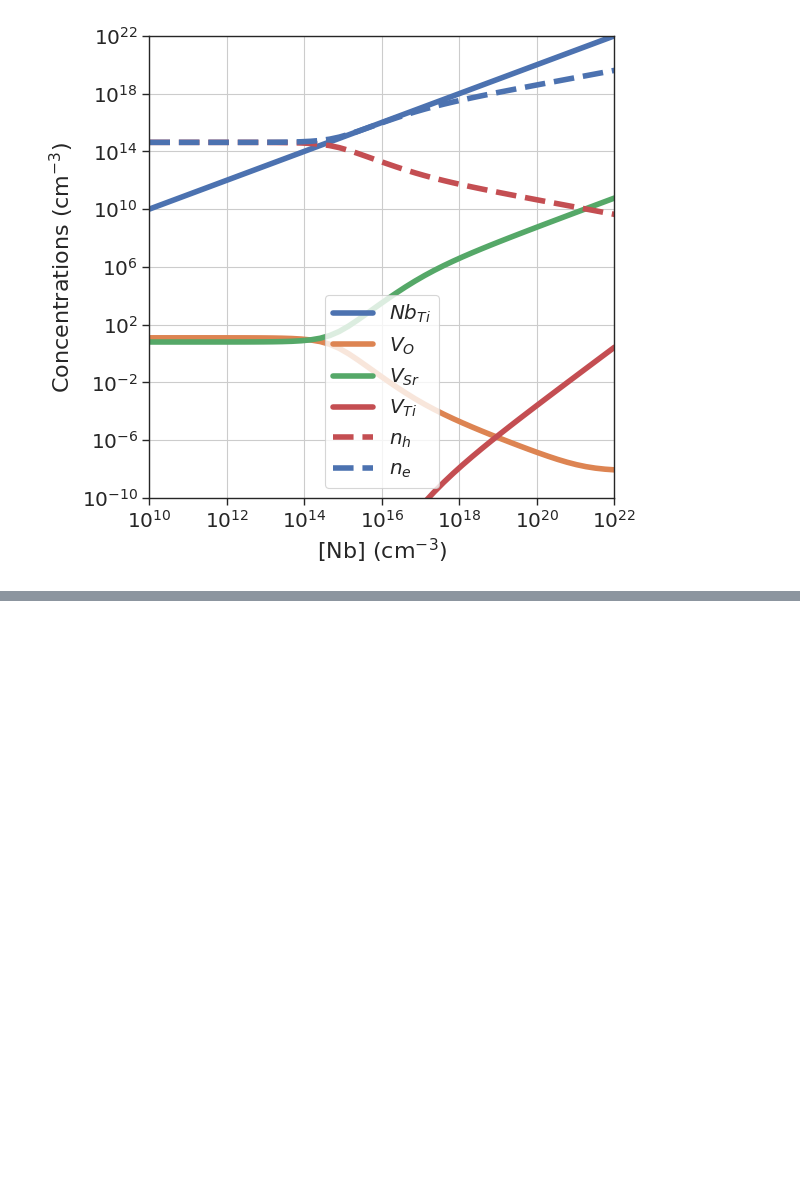
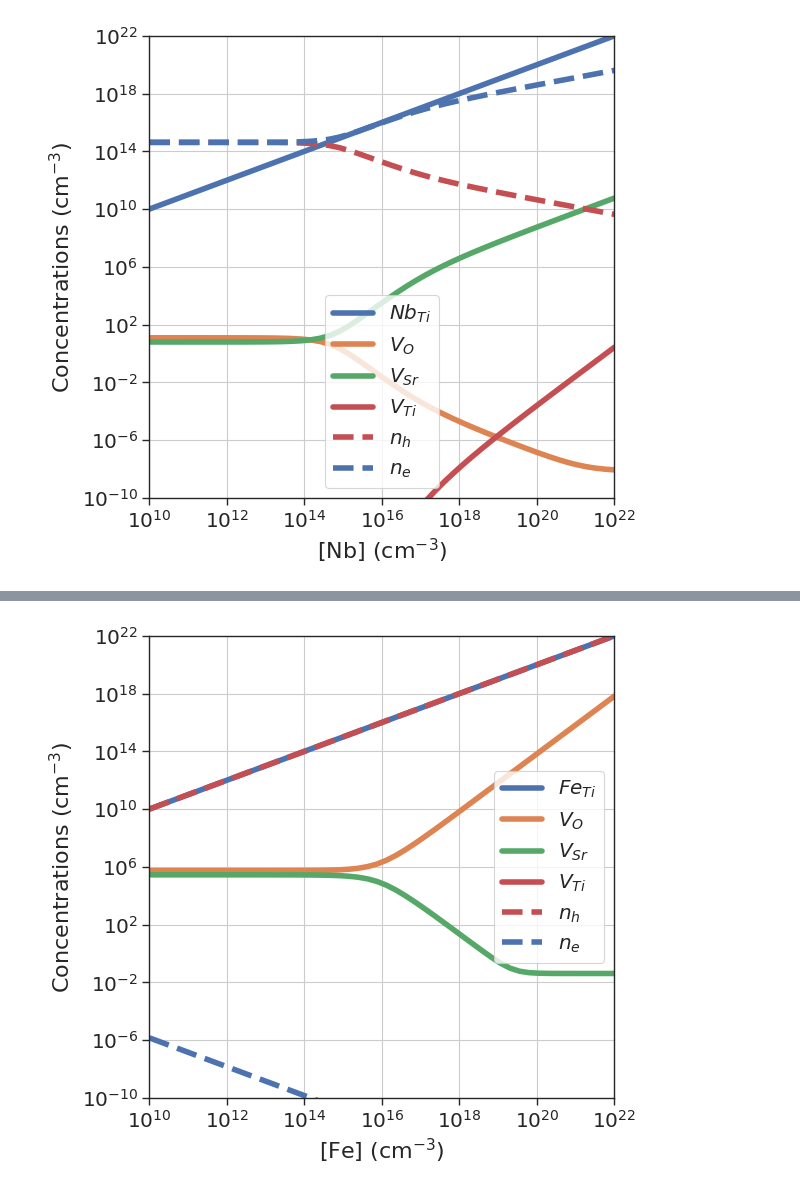
Before and after one commit to lorenzo-villa-hub/defermi, a Jupyter notebook: tutorials/plotter.ipynb, the cells around one changed output, grey strips where cells are left out. Cells and saved outputs as stored; diff of their text form; code cells hidden in the pictures; blank space fills up the shorter version.

```diff
--- a/tutorials/plotter.ipynb
+++ b/tutorials/plotter.ipynb
@@ -140,0 +142,14 @@ plt.grid()
+# %%
+da_Fe.plot_doping_diagram(
+                    variable_defect_specie='Fe',
+                    concentration_range=(1e10,1e22),
+                    chemical_potentials=chempots,
+                    bulk_dos=bulk_dos,
+                    temperature=1300,
+                    quench_temperature=300,
+                    figsize=(6,6),
+                    fontsize=16,
+                    ylim=(1e-10,1e22)
+                    );
+# %% [output]
+[figure, added]
```
Also changed, not shown: parts of 5 cells of this notebook, 1 other file.
